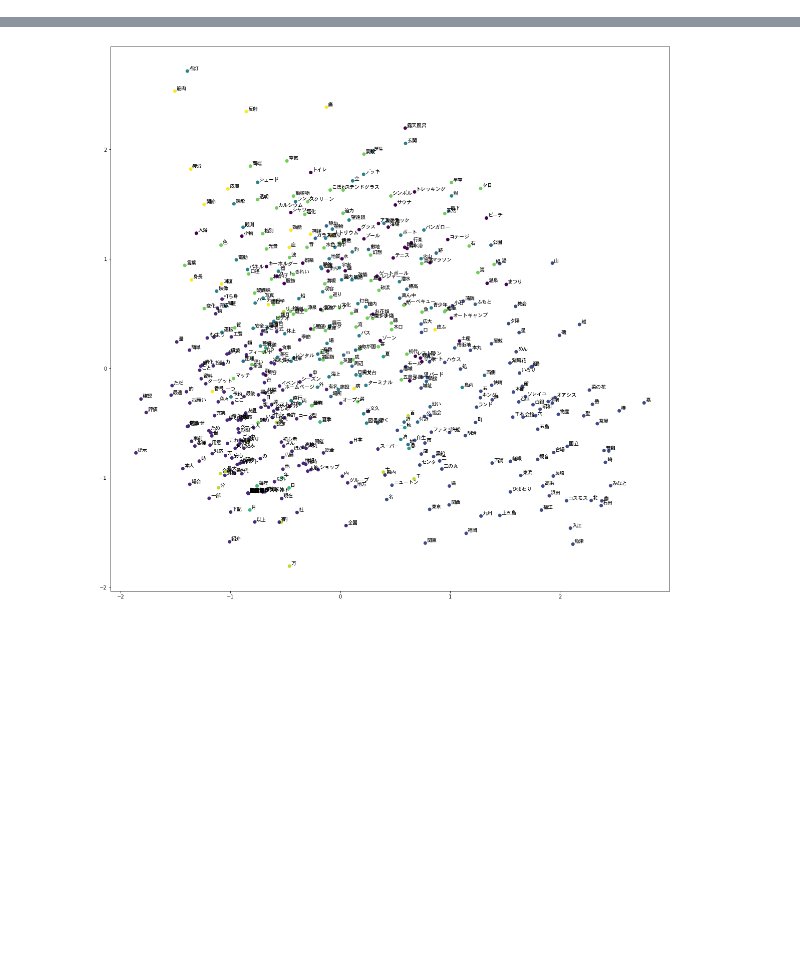
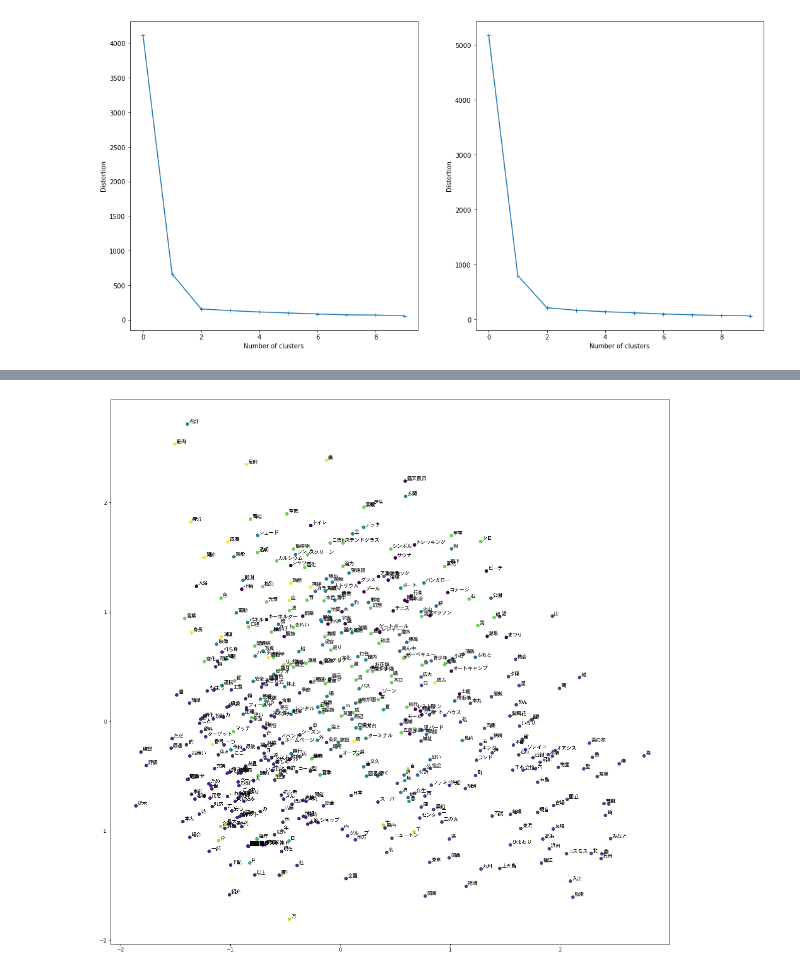
Before and after one commit to tsuchida5030/techgym_ai, a Jupyter notebook: Chapter_1/AI_running_1.ipynb, the cells around one changed output, grey strips where cells are left out. Saved outputs shown, nothing was run; the diff lists cells and outputs as text; code cells hidden in the pictures; blank space fills up the shorter version.

```diff
--- a/Chapter_1/AI_running_1.ipynb
+++ b/Chapter_1/AI_running_1.ipynb
@@ -166,0 +1,66 @@ plt.show()
+# %%
+#AI-TECHGYM-1-3-Q-1
+#教師なし学習 k-mean法
+
+#1-3
+#□データセットを生成して、散布図を書こう(描画するドットは黒色にする)
+
+# 可視化ライブラリ
+import matplotlib.pyplot as plt
+%matplotlib inline
+
+# k-means法を使うためのインポート
+from sklearn.cluster import KMeans
+
+#分類データセット生成
+from sklearn.datasets import make_blobs
+
+#実行フォルダ
+import os
+os.chdir(r"C:\Users\tsuchida\Documents\techgym_セミナー\TortoiseGit_resorce\techgym_ai\Chapter_1\Answer_sheet\AI_Chapter1_saved_files")
+
+plt.figure(figsize = (18,9))
+
+X, y = make_blobs(random_state=1)
+inertia_set1 = []
+for i in range(10):
+  kmeans = KMeans(n_clusters=i+1, init='random')
+  kmeans.fit(X)
+  inertia_set1.append(kmeans.inertia_)
+
+plt.subplot(1,2,1)
+plt.plot(inertia_set1,marker='+')
+plt.xlabel('Number of clusters')
+plt.ylabel('Distortion')
+
+# X, y = make_blobs(random_state=5)
+# plt.subplot(3,3,2)
+# plt.scatter(X[:,0], X[:,1], color='black')
+
+# X, y = make_blobs(random_state=10)
+# plt.subplot(3,3,3)
+# plt.scatter(X[:,0], X[:,1], color='black')
+
+# X, y = make_blobs(random_state=15)
+# plt.subplot(3,3,4)
+# plt.scatter(X[:,0], X[:,1], color='black')
+
+X, y = make_blobs(random_state=20)
+inertia_set2 = []
+for i in range(10):
+  kmeans = KMeans(n_clusters=i+1, init='random')
+  kmeans.fit(X)
+  inertia_set2.append(kmeans.inertia_)
+
+plt.subplot(1,2,2)
+plt.plot(inertia_set2,marker='+')
+plt.xlabel('Number of clusters')
+plt.ylabel('Distortion')
+
+# X, y = make_blobs(random_state=25)
+# plt.subplot(3,3,6)
+# plt.scatter(X[:,0], X[:,1], color='black')
+
+plt.show()
+# %% [output]
+[figure, added]
```
Also changed, not shown: parts of 3 cells of this notebook, 10 other files.
